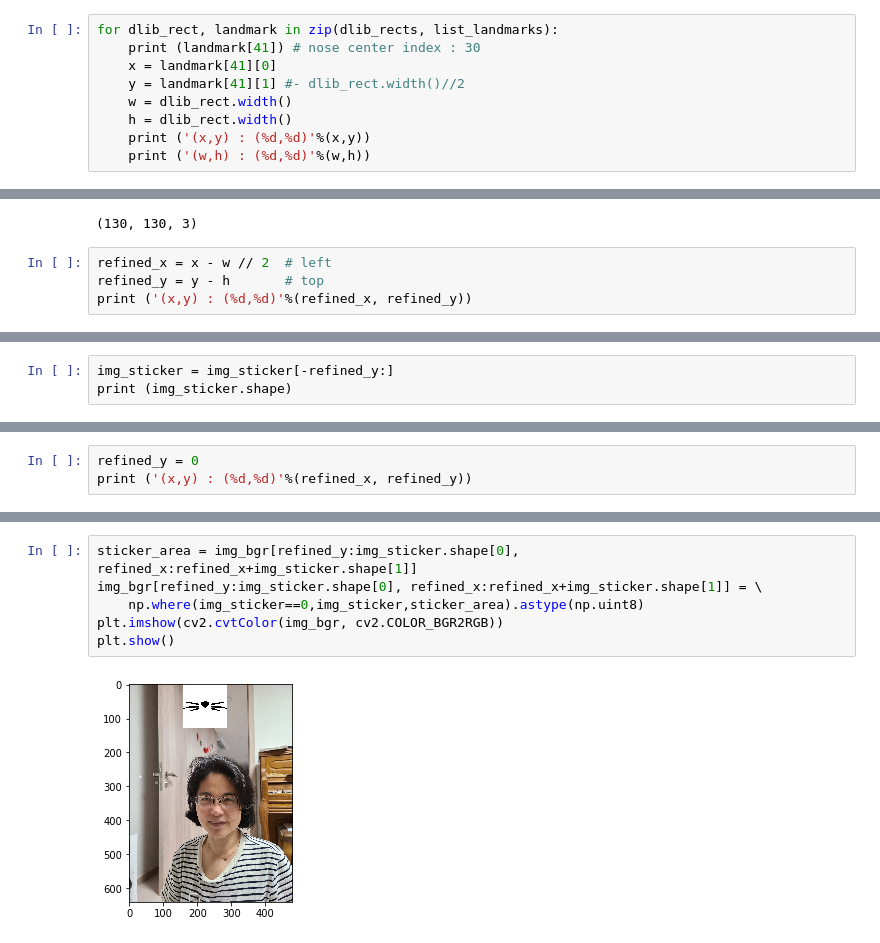
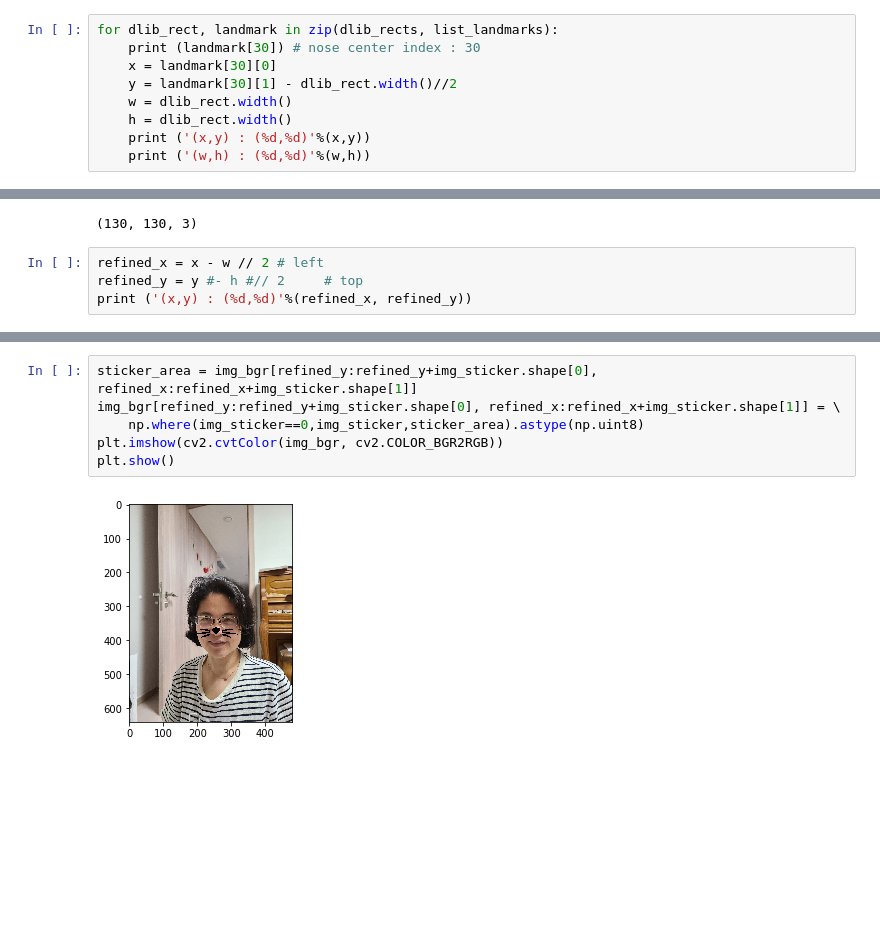
Before and after one commit to chemicalappendorf/mini_project1, a Jupyter notebook: [E03]sticker.ipynb, the cells around one changed output, grey strips where cells are left out. Saved outputs shown, nothing was run; the diff lists cells and outputs as text; blank space fills up the shorter version.

```diff
--- a/[E03]sticker.ipynb
+++ b/[E03]sticker.ipynb
@@ -87,8 +114,8 @@ plt.show()
 # %%
 for dlib_rect, landmark in zip(dlib_rects, list_landmarks):
-    print (landmark[41]) # nose center index : 30
-    x = landmark[41][0]
-    y = landmark[41][1] #- dlib_rect.width()//2
+    print (landmark[30]) # nose center index : 30
+    x = landmark[30][0]
+    y = landmark[30][1] - dlib_rect.width()//2
     w = dlib_rect.width()
     h = dlib_rect.width()
     print ('(x,y) : (%d,%d)'%(x,y))
@@ -106,7 +133,7 @@ print (img_sticker.shape)
 # %% [output]
 (130, 130, 3)
 # %%
-refined_x = x - w // 2  # left
-refined_y = y - h       # top
+refined_x = x - w // 2 # left
+refined_y = y #- h #// 2     # top
 print ('(x,y) : (%d,%d)'%(refined_x, refined_y))
 # %% [output]
@@ -114,3 +140,0 @@ print ('(x,y) : (%d,%d)'%(refined_x, refined_y))
-# %%
-img_sticker = img_sticker[-refined_y:]
-print (img_sticker.shape)
@@ -119,3 +140,0 @@ print (img_sticker.shape)
-# %%
-refined_y = 0
-print ('(x,y) : (%d,%d)'%(refined_x, refined_y))
@@ -134,8 +163,8 @@ plt.show()
 # %%
-sticker_area = img_bgr[refined_y:img_sticker.shape[0], refined_x:refined_x+img_sticker.shape[1]]
-img_bgr[refined_y:img_sticker.shape[0], refined_x:refined_x+img_sticker.shape[1]] = \
+sticker_area = img_bgr[refined_y:refined_y+img_sticker.shape[0], refined_x:refined_x+img_sticker.shape[1]]
+img_bgr[refined_y:refined_y+img_sticker.shape[0], refined_x:refined_x+img_sticker.shape[1]] = \
     np.where(img_sticker==0,img_sticker,sticker_area).astype(np.uint8)
 plt.imshow(cv2.cvtColor(img_bgr, cv2.COLOR_BGR2RGB))
 plt.show()
 # %% [output]
-[figure, old version]
+[figure, new version]
```
Also changed, not shown: parts of 21 cells of this notebook.
